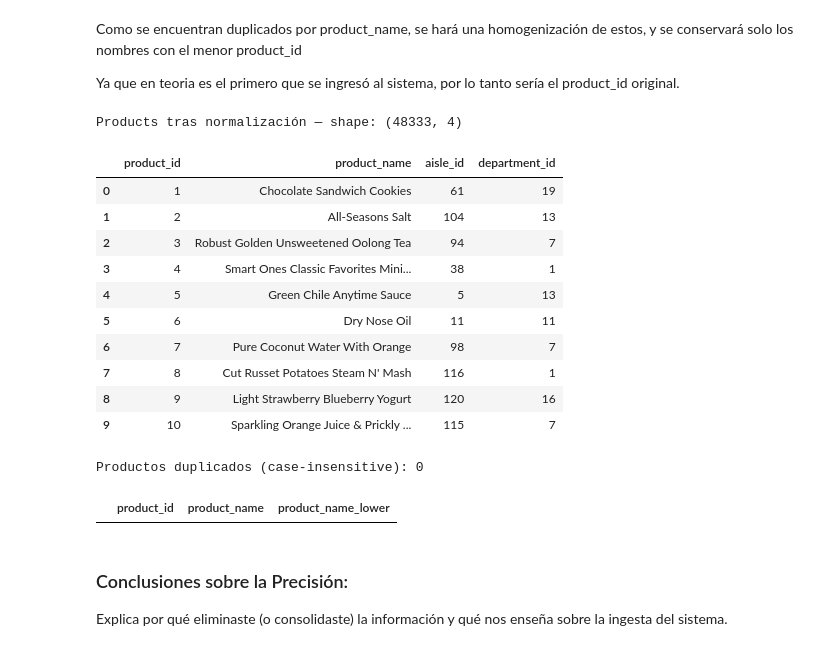
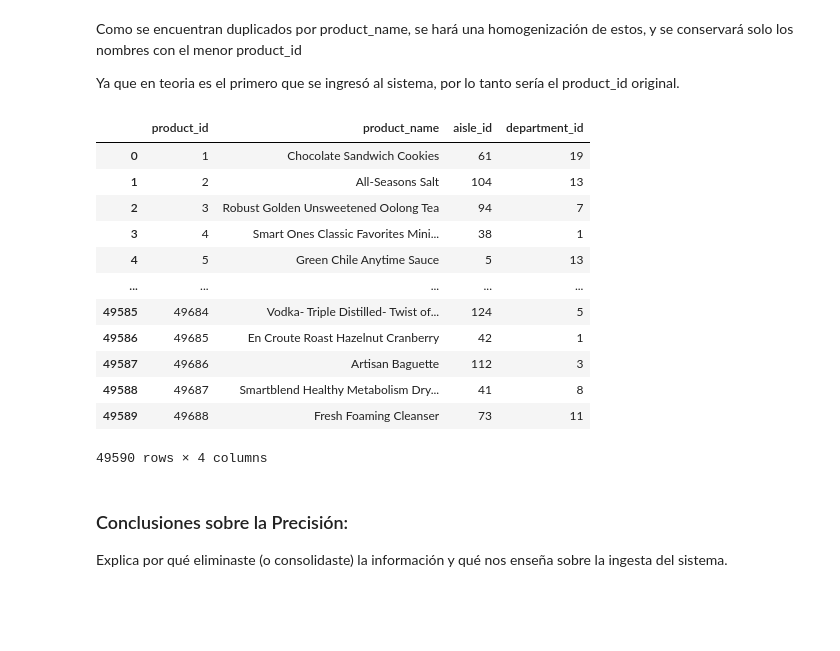
Before and after one commit to osbonilla/ds-week-2, a Jupyter notebook: taller_3_nombre_apellido.ipynb, the cells around one changed output. Saved outputs shown, nothing was run; the diff lists cells and outputs as text; code cells hidden in the pictures; blank space fills up the shorter version.

```diff
--- a/taller_3_nombre_apellido.ipynb
+++ b/taller_3_nombre_apellido.ipynb
@@ -204,48 +190,40 @@ Duplicados por product_id: 0
 Como se encuentran duplicados por product_name, se hará una homogenización de estos, y se conservará solo los nombres con el menor product_id
 
 Ya que en teoria es el primero que se ingresó al sistema, por lo tanto sería el product_id original.
-# %%
-products = (products
-            .sort_values('product_id')                              # menor ID primero
-            .drop_duplicates(subset='product_name_lower', keep='first')  # conserva el primero
-            .drop(columns='product_name_lower')
-            .reset_index(drop=True))
-
-display(
-    products.head(10)
-    .style.set_caption(f"Products tras normalización — shape: {products.shape}")
-)
-# %% [output]
-Products tras normalización — shape: (48333, 4)
-|  | product_id | product_name | aisle_id | department_id |
-| 0 | 1 | Chocolate Sandwich Cookies | 61 | 19 |
-| 1 | 2 | All-Seasons Salt | 104 | 13 |
-| 2 | 3 | Robust Golden Unsweetened Oolong Tea | 94 | 7 |
-| 3 | 4 | Smart Ones Classic Favorites Mini... | 38 | 1 |
-| 4 | 5 | Green Chile Anytime Sauce | 5 | 13 |
-| 5 | 6 | Dry Nose Oil | 11 | 11 |
-| 6 | 7 | Pure Coconut Water With Orange | 98 | 7 |
-| 7 | 8 | Cut Russet Potatoes Steam N' Mash | 116 | 1 |
-| 8 | 9 | Light Strawberry Blueberry Yogurt | 120 | 16 |
-| 9 | 10 | Sparkling Orange Juice & Prickly ... | 115 | 7 |
-# %%
-# Verificar si hay nombres duplicados
-
-products['product_name_lower'] = products['product_name'].str.lower().str.strip()
-
-# Ver los pares duplicados en product_name_lower
-dupl_prod = products[products.duplicated(subset='product_name_lower', keep=False) &
-                     products['product_name_lower'].notna()] # Se excluyen los nulos
-
-display(
-    dupl_prod[['product_id', 'product_name', 'product_name_lower']]
-    .sort_values('product_name_lower')
-    .reset_index(drop=True)
-    .style.set_caption(f"Productos duplicados (case-insensitive): {len(dupl_prod)}")
-)
-# %% [output]
-Productos duplicados (case-insensitive): 0
-|  | product_id | product_name | product_name_lower |
+# %%
+nans_df = products[products['product_name_lower'].isna()]
+valid_df = products[products['product_name_lower'].notna()]
+
+# homogenizar los validos
+valid_df = (
+    valid_df
+    .sort_values('product_id')
+    .drop_duplicates(subset='product_name_lower', keep='first')
+)
+
+# Unir todo nuevamente y limpiar la columna temporal
+products = (
+    pd.concat([valid_df, nans_df])
+    .sort_values('product_id')          # Ordenar el dataset final por ID
+    .drop(columns='product_name_lower') # Eliminar columna auxiliar de forma segura
+    .reset_index(drop=True)             # Resetear el índice
+)
+
+products
+# %% [output]
+|  | product_id | product_name | aisle_id | department_id |
+| 0 | 1 | Chocolate Sandwich Cookies | 61 | 19 |
+| 1 | 2 | All-Seasons Salt | 104 | 13 |
+| 2 | 3 | Robust Golden Unsweetened Oolong Tea | 94 | 7 |
+| 3 | 4 | Smart Ones Classic Favorites Mini... | 38 | 1 |
+| 4 | 5 | Green Chile Anytime Sauce | 5 | 13 |
+| ... | ... | ... | ... | ... |
+| 49585 | 49684 | Vodka- Triple Distilled- Twist of... | 124 | 5 |
+| 49586 | 49685 | En Croute Roast Hazelnut Cranberry | 42 | 1 |
+| 49587 | 49686 | Artisan Baguette | 112 | 3 |
+| 49588 | 49687 | Smartblend Healthy Metabolism Dry... | 41 | 8 |
+| 49589 | 49688 | Fresh Foaming Cleanser | 73 | 11 |
+49590 rows × 4 columns
 # %% [markdown]
 ### Conclusiones sobre la Precisión:
 Explica por qué eliminaste (o consolidaste) la información y qué nos enseña sobre la ingesta del sistema.
```
Also changed, not shown: parts of 11 cells of this notebook.
